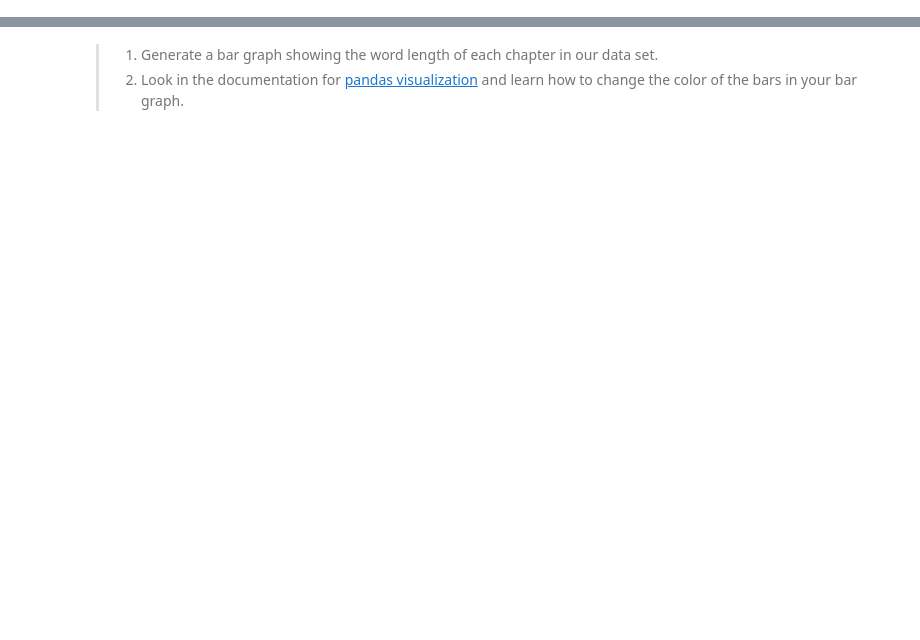
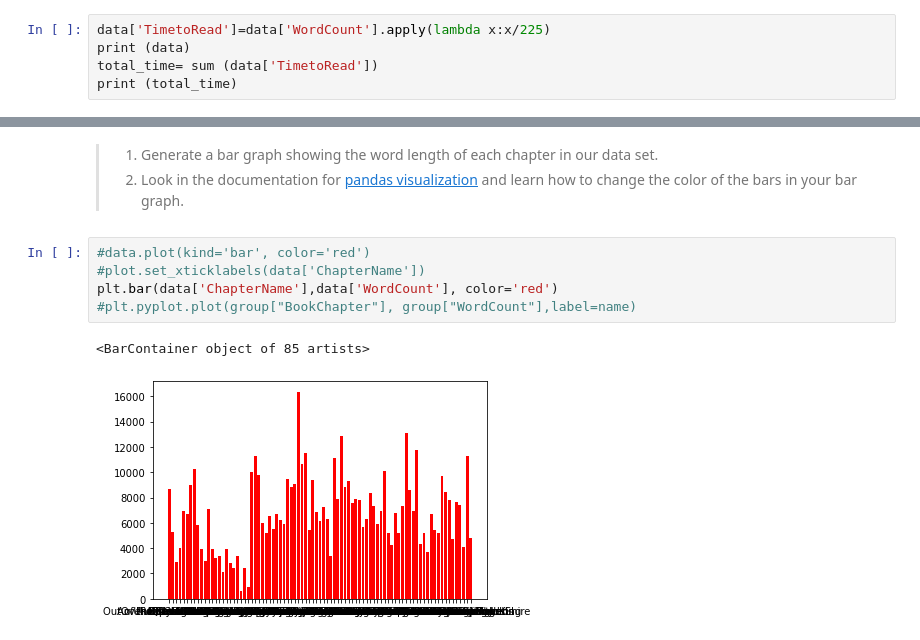
Before and after one commit to ruhani-ahluwalia/ds_1300_notebooks, a Jupyter notebook: work/01_assignment.ipynb, the cells around one changed output, grey strips where cells are left out. Cells and saved outputs as stored; diff of their text form; blank space fills up the shorter version.

```diff
--- a/work/01_assignment.ipynb
+++ b/work/01_assignment.ipynb
@@ -402,2 +533,7 @@ data['CollectionName']=data['CollectionNum'].apply(lambda x: titles[x])
 # %% [markdown]
 > Can you use apply to estimate the time it takes to read each chapter? How long would it take to read all the chapters? Assume someone reads at 225 words per minute.
+# %%
+data['TimetoRead']=data['WordCount'].apply(lambda x:x/225)
+print (data)
+total_time= sum (data['TimetoRead'])
+print (total_time)
@@ -505,3 +768,11 @@ plt.pyplot.legend()
 # %% [markdown]
 > 1) Generate a bar graph showing the word length of each chapter in our data set.
 > 2) Look in the documentation for [pandas visualization](https://pandas.pydata.org/pandas-docs/stable/user_guide/visualization.html) and learn how to change the color of the bars in your bar graph.
+# %%
+#data.plot(kind='bar', color='red')
+#plot.set_xticklabels(data['ChapterName'])
+plt.bar(data['ChapterName'],data['WordCount'], color='red')
+#plt.pyplot.plot(group["BookChapter"], group["WordCount"],label=name)
+# %% [output]
+<BarContainer object of 85 artists>
+[figure, added]
```
Also changed, not shown: parts of 47 cells of this notebook.
